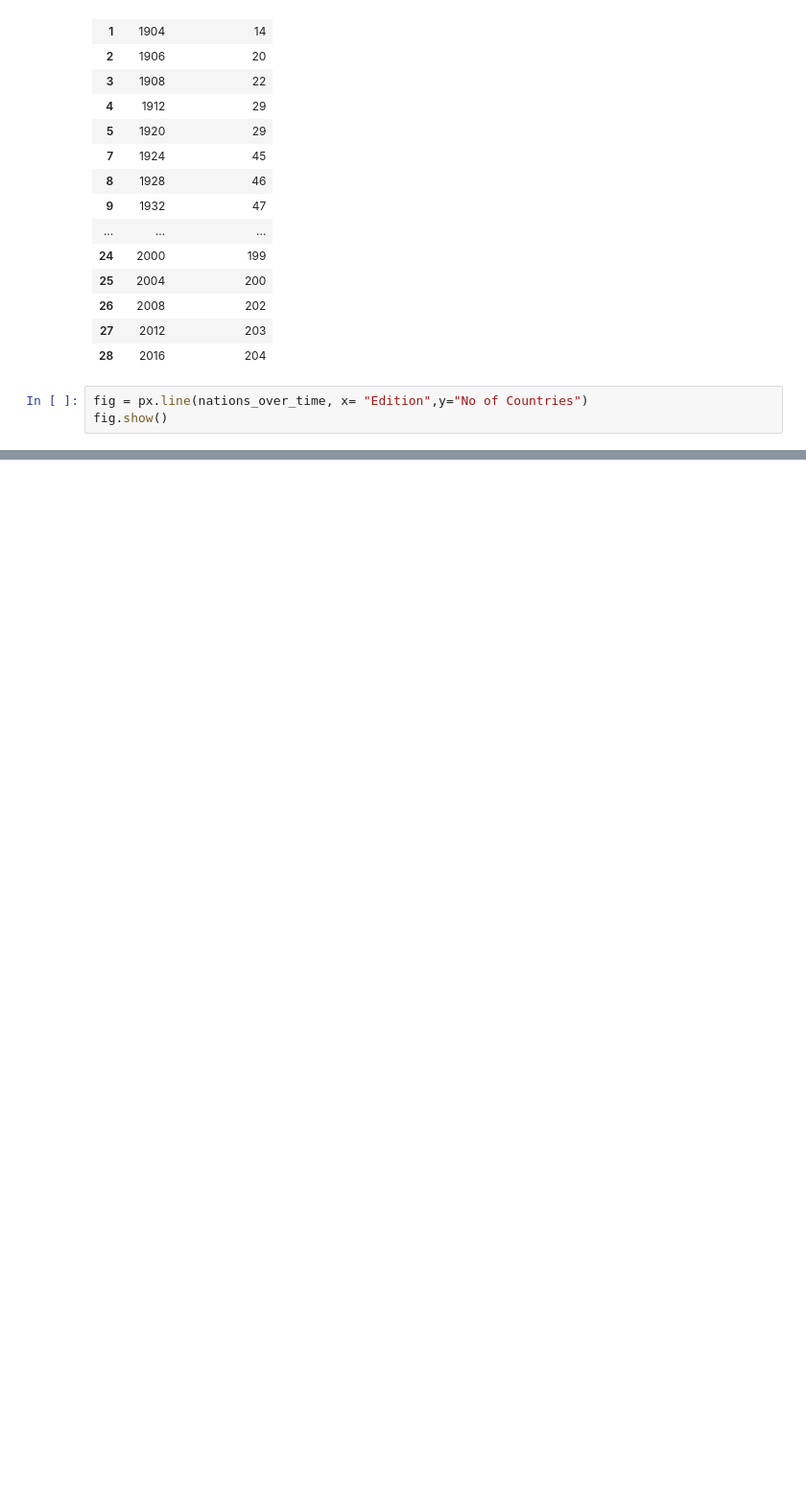
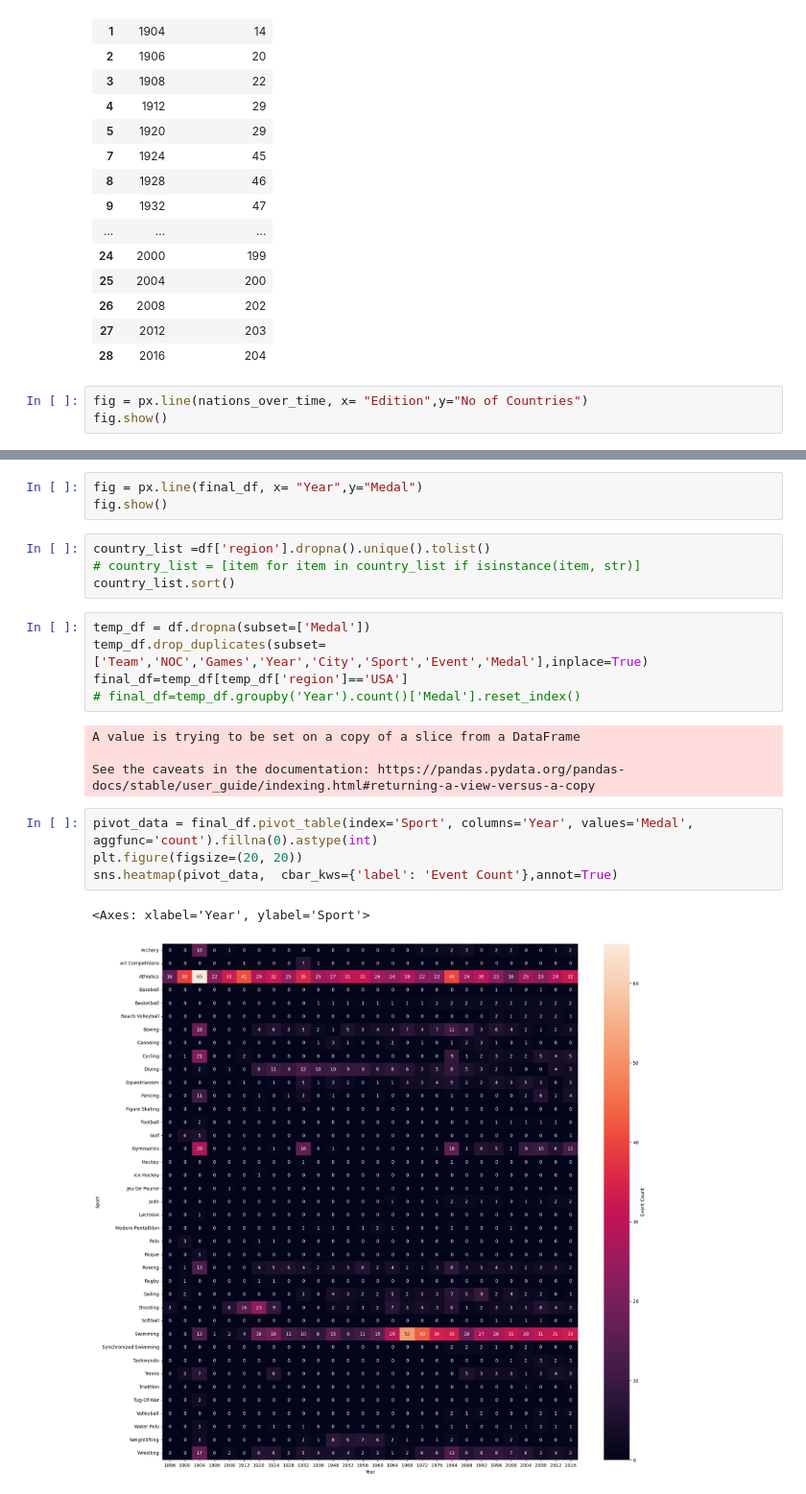
Before and after one commit to Razakhan143/Data-Science, a Jupyter notebook: Data Analysis/Analysis on olympic/Olympic_Analysis.ipynb, the cells around one changed output, grey strips where cells are left out. Shown: that part at 96% size. Cells and saved outputs as stored; diff of their text form; blank space fills up the shorter version.

```diff
--- a/Data Analysis/Analysis on olympic/Olympic_Analysis.ipynb
+++ b/Data Analysis/Analysis on olympic/Olympic_Analysis.ipynb
@@ -393,0 +501,23 @@ KeyError: 'Events'
+# %%
+fig = px.line(final_df, x= "Year",y="Medal")
+fig.show()
+# %%
+country_list =df['region'].dropna().unique().tolist()
+# country_list = [item for item in country_list if isinstance(item, str)]
+country_list.sort()
+# %%
+temp_df = df.dropna(subset=['Medal'])
+temp_df.drop_duplicates(subset=['Team','NOC','Games','Year','City','Sport','Event','Medal'],inplace=True)
+final_df=temp_df[temp_df['region']=='USA']
+# final_df=temp_df.groupby('Year').count()['Medal'].reset_index()
+# %% [output]
+A value is trying to be set on a copy of a slice from a DataFrame
+
+See the caveats in the documentation: https://pandas.pydata.org/pandas-docs/stable/user_guide/indexing.html#returning-a-view-versus-a-copy
+# %%
+pivot_data = final_df.pivot_table(index='Sport', columns='Year', values='Medal', aggfunc='count').fillna(0).astype(int)
+plt.figure(figsize=(20, 20))
+sns.heatmap(pivot_data,  cbar_kws={'label': 'Event Count'},annot=True)
+# %% [output]
+<Axes: xlabel='Year', ylabel='Sport'>
+[figure, added]
```
Also changed, not shown: parts of 20 cells of this notebook, 2 other files.
